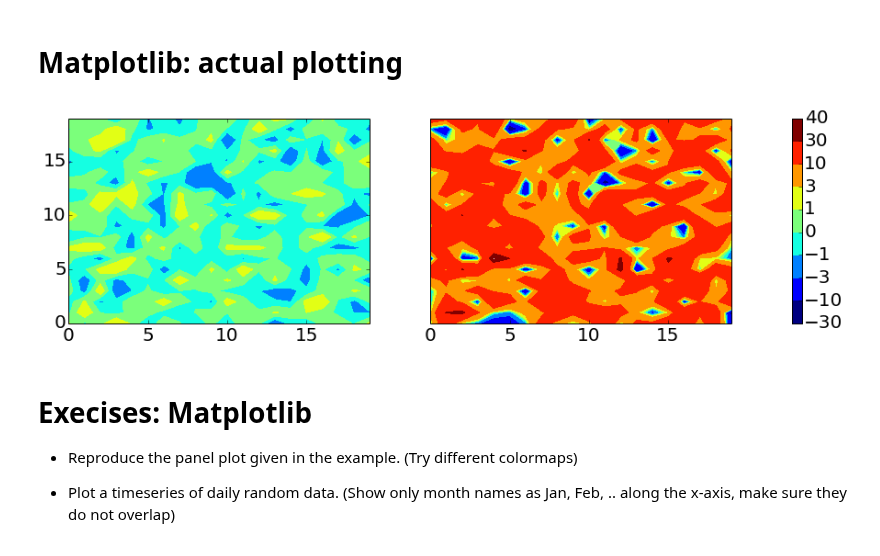
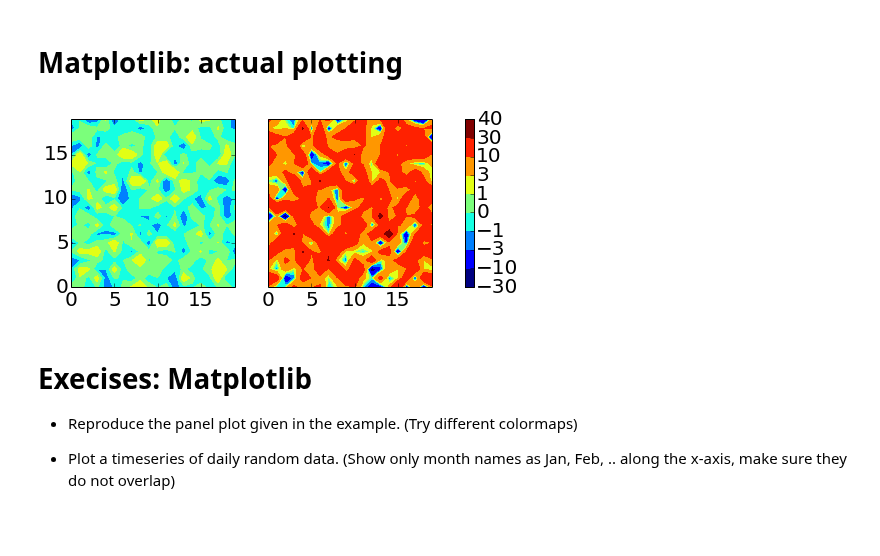
Before and after one commit to guziy/guziy.github.io, a Jupyter notebook: CNRCWP_student_workshop_2013-12-17/Python_CNRCWP_tutorial.ipynb, the cells around one changed output. Saved outputs shown, nothing was run; the diff lists cells and outputs as text; code cells hidden in the pictures.

```diff
--- a/CNRCWP_student_workshop_2013-12-17/Python_CNRCWP_tutorial.ipynb
+++ b/CNRCWP_student_workshop_2013-12-17/Python_CNRCWP_tutorial.ipynb
@@ -823,6 +822,7 @@ font_size = 20
 params = {
         'xtick.labelsize': font_size,
         'ytick.labelsize': font_size,
+        'figure.figsize' : (10, 3)
 }
 plt.rcParams.update(params) #set back font size to the default value
 
@@ -834,12 +834,12 @@ def apply_some_formatting(axes, im):
     cb = plt.colorbar(im2, cax = axes[2]);
 # %%
 fig, axes = plt.subplots(nrows=1, ncols=3)
-fig.set_size_inches(20,4)
+#fig.set_size_inches(20,4)
 im1 = axes[0].contourf(data1.transpose(), levels = levels,
                        norm = bn, cmap = cmap)
 
 im2 = axes[1].contourf(data2.transpose(), levels = levels,
                        norm = bn, cmap = cmap)
 apply_some_formatting(axes, im2)
 # %% [output]
-[figure, old version]
+[figure, new version]
```
Also changed, not shown: parts of 34 cells of this notebook.
